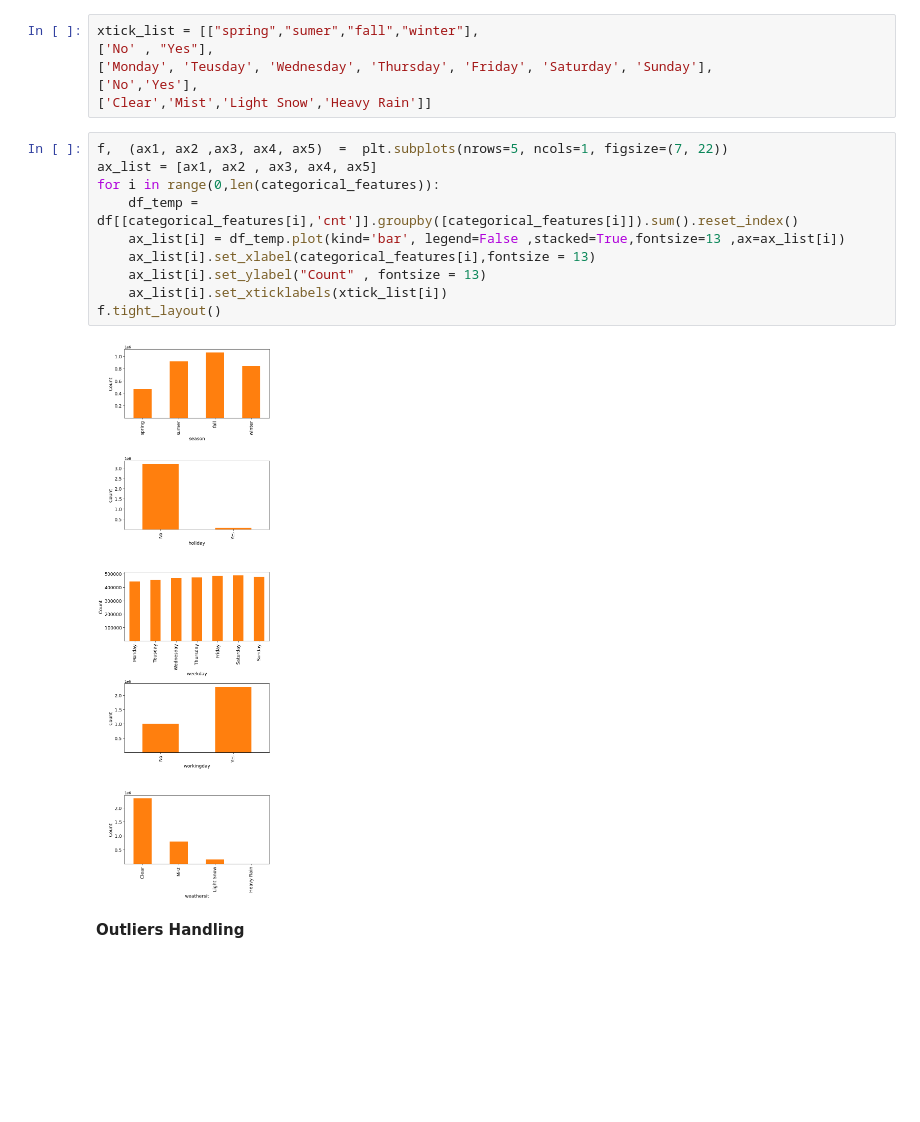
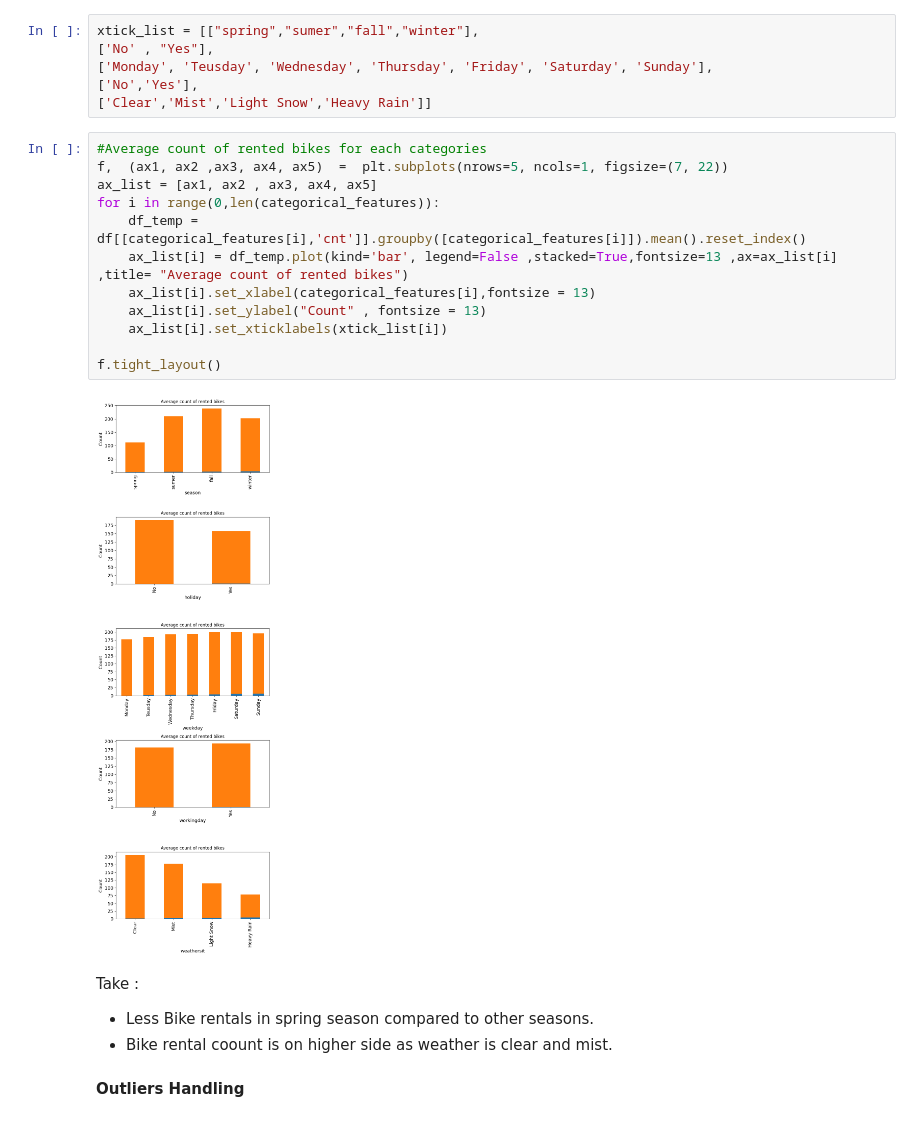
Before and after one commit to Tanweer-Raza/Raza-Rental_Bike_Share_Predictio_ML_project_03n, a Jupyter notebook: Notebook(EDA_FE)/Rental_bike_EDA&FE.ipynb, the cells around one changed output. Saved outputs shown, nothing was run; the diff lists cells and outputs as text; blank space fills up the shorter version.

```diff
--- a/Notebook(EDA_FE)/Rental_bike_EDA&FE.ipynb
+++ b/Notebook(EDA_FE)/Rental_bike_EDA&FE.ipynb
@@ -418,17 +418,23 @@ xtick_list = [["spring","sumer","fall","winter"],
 ['No','Yes'],
 ['Clear','Mist','Light Snow','Heavy Rain']]
 # %%
+#Average count of rented bikes for each categories
 f,  (ax1, ax2 ,ax3, ax4, ax5)  =  plt.subplots(nrows=5, ncols=1, figsize=(7, 22))
 ax_list = [ax1, ax2 , ax3, ax4, ax5]
 for i in range(0,len(categorical_features)):
-    df_temp = df[[categorical_features[i],'cnt']].groupby([categorical_features[i]]).sum().reset_index()
-    ax_list[i] = df_temp.plot(kind='bar', legend=False ,stacked=True,fontsize=13 ,ax=ax_list[i])
+    df_temp = df[[categorical_features[i],'cnt']].groupby([categorical_features[i]]).mean().reset_index()
+    ax_list[i] = df_temp.plot(kind='bar', legend=False ,stacked=True,fontsize=13 ,ax=ax_list[i] ,title= "Average count of rented bikes")
     ax_list[i].set_xlabel(categorical_features[i],fontsize = 13)
     ax_list[i].set_ylabel("Count" , fontsize = 13)
     ax_list[i].set_xticklabels(xtick_list[i])
+
 f.tight_layout()
 # %% [output]
-[figure, old version]
+[figure, new version]
+# %% [markdown]
+Take :
+- Less Bike rentals in spring season compared to other seasons.
+- Bike rental coount is on higher side as weather is clear and mist.
 # %% [markdown]
 **Outliers Handling**
 # %% [markdown]
```
Also changed, not shown: parts of 13 cells of this notebook, 33 other files.
